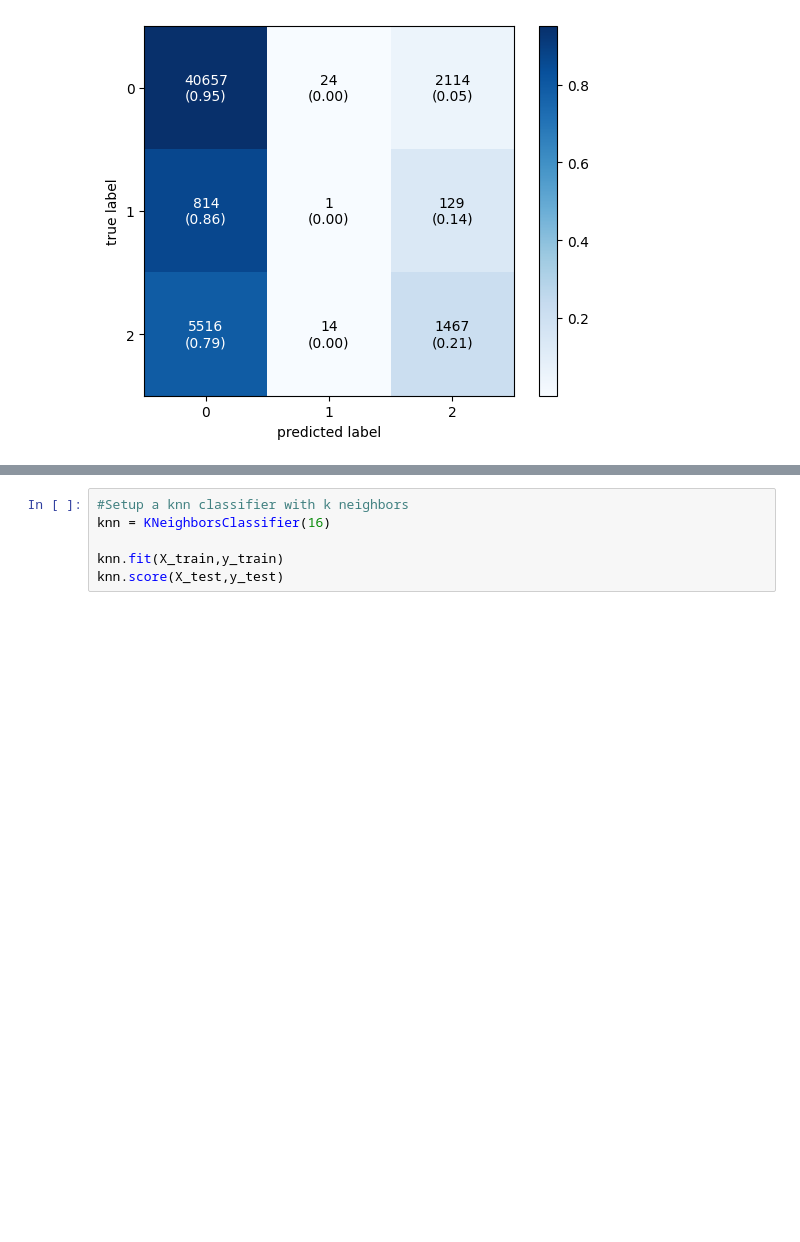
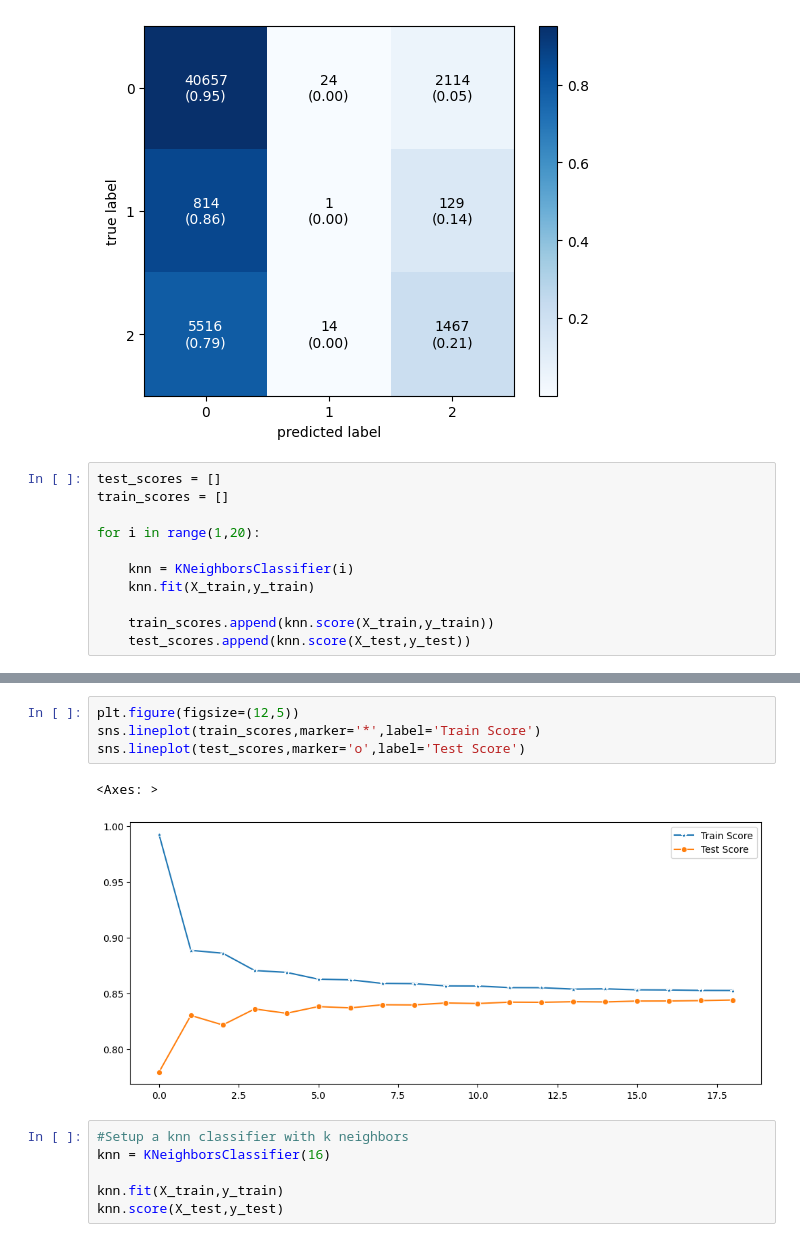
Before and after one commit to sykathowlader/group6_introToAi, a Jupyter notebook: K_NN.ipynb, the cells around one changed output, grey strips where cells are left out. Cells and saved outputs as stored; diff of their text form; blank space fills up the shorter version.

```diff
--- a/K_NN.ipynb
+++ b/K_NN.ipynb
@@ -142,3 +142,14 @@ plot_confusion_matrix(conf_mat=cm1,show_absolute=True,
 plt.show()
 # %% [output]
 [figure]
+# %%
+test_scores = []
+train_scores = []
+
+for i in range(1,20):
+
+    knn = KNeighborsClassifier(i)
+    knn.fit(X_train,y_train)
+
+    train_scores.append(knn.score(X_train,y_train))
+    test_scores.append(knn.score(X_test,y_test))
@@ -145,3 +174,10 @@ plt.show()
+# %%
+plt.figure(figsize=(12,5))
+sns.lineplot(train_scores,marker='*',label='Train Score')
+sns.lineplot(test_scores,marker='o',label='Test Score')
+# %% [output]
+<Axes: >
+[figure, added]
 # %%
 #Setup a knn classifier with k neighbors
 knn = KNeighborsClassifier(16)
```
Also changed, not shown: parts of 2 cells of this notebook.
